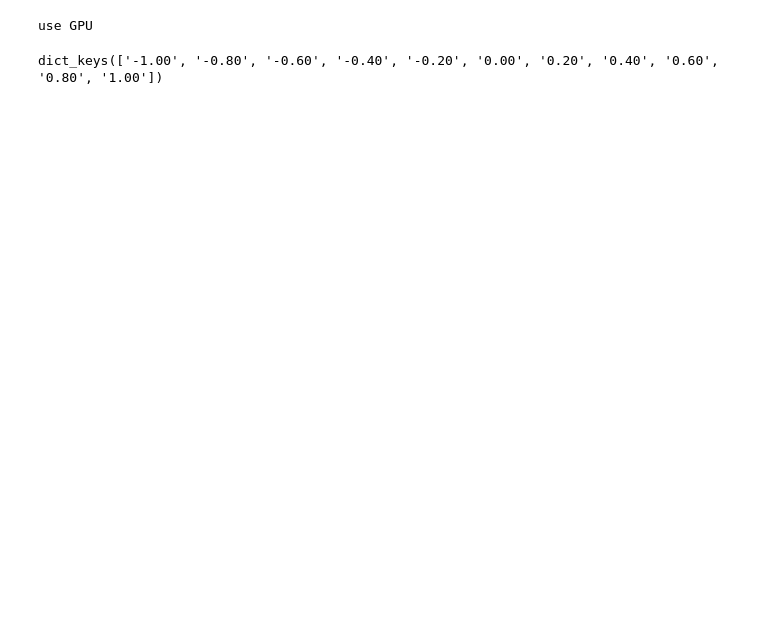
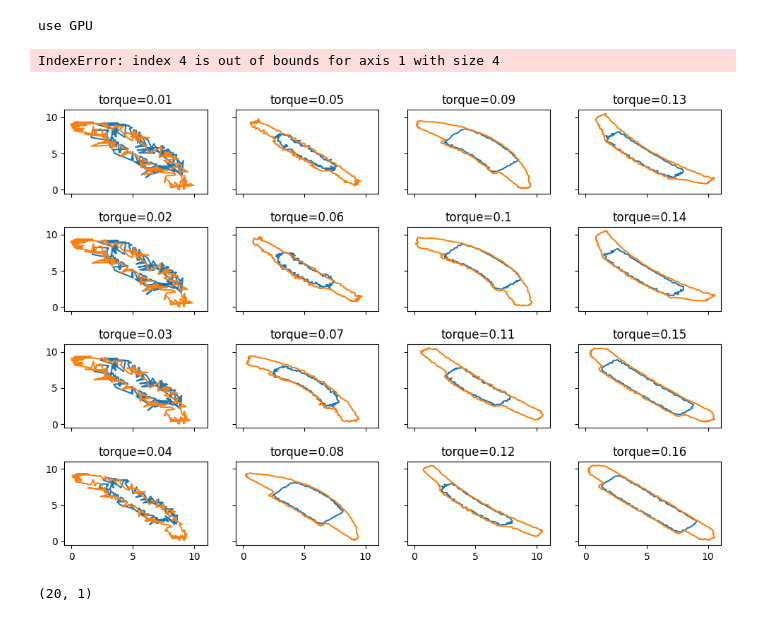
Before and after one commit to Suzuki-Yonekura-Lab/VAEGAN-motor, a Jupyter notebook: data_for_vue_2d.ipynb, the cells around one changed output. Cells and saved outputs as stored; diff of their text form; code cells hidden in the pictures; blank space fills up the shorter version.

```diff
--- a/data_for_vue_2d.ipynb
+++ b/data_for_vue_2d.ipynb
@@ -112,7 +112,7 @@ for torque in torque_array:
         latent = latent.reshape([1, -1])
         Z_p = Variable(FloatTensor(latent))
         Z = Z_p * variances + mus
-        en_coords = decoder(Z, torque_standardized).cpu().detach().numpy()[0][0]
+        en_coords = decoder(Z, torque_standardized).cpu().detach().numpy()[0]
         coords = en_coords*coord_std+coord_mean  # 標準化を戻す
 
         coords_json[torque_idx][latent_idx_first][latent_idx_second]['magnet'] = make_json(coords[:136], coords[136:272])  # 磁石
@@ -121,7 +121,3 @@ for torque in torque_array:
 # %%
 with open('../app/frontend/src/assets/coords.json', 'w') as f:
     json.dump(coords_json, f)
-# %%
-coords_json['0.010'].keys()
-# %% [output]
-dict_keys(['-1.00', '-0.80', '-0.60', '-0.40', '-0.20', '0.00', '0.20', '0.40', '0.60', '0.80', '1.00'])
@@ -127,0 +146,43 @@ dict_keys(['-1.00', '-0.80', '-0.60', '-0.40', '-0.20', '0.00', '0.20', '0.40',
+# %%
+max_torque = 0.180
+min_torque = 0.010
+step_torque = 0.010
+
+max_latent = 1.00
+min_latent = -1.00
+step_latent = 0.20
+
+labels = np.arange(min_torque, max_torque+step_torque, step_torque).reshape([-1, 1])
+labels = (labels - torque_mean) / torque_std
+
+# 潜在変数が2のとき
+latent_array_temp = np.arange(min_latent, max_latent+step_latent, step_latent)
+
+latent_array = []
+for p in product(latent_array_temp, latent_array_temp):
+    latent_array.append(list(p))
+
+latent_array = np.array(latent_array)
+# %%
+data_num = len(labels)
+labels = Variable(FloatTensor(labels))
+
+z = Variable(FloatTensor(rng.standard_normal(size=(data_num, coords_shape[1]))))
+#データセットをencode
+mus, log_variances = encoder(z, labels)
+variances = torch.exp(log_variances * 0.5)
+Z_p = Variable(FloatTensor(latent_array[-data_num:]))
+Z = Z_p * variances + mus
+
+en_coords = decoder(Z, labels).cpu().detach().numpy()
+
+labels = labels.cpu()
+labels = labels.detach().numpy()
+# 標準化を戻す
+en_coords_destandardized = en_coords*coord_std+coord_mean
+labels_destandardized = labels * torque_std + torque_mean
+
+save_coords_motor(en_coords_destandardized, labels_destandardized, "b")
+# %% [output]
+IndexError: index 4 is out of bounds for axis 1 with size 4
+[figure, added]
@@ -127,0 +210,4 @@ dict_keys(['-1.00', '-0.80', '-0.60', '-0.40', '-0.20', '0.00', '0.20', '0.40',
+# %%
+labels.shape
+# %% [output]
+(20, 1)
```
Also changed, not shown: parts of 3 cells of this notebook, 3 other files.
